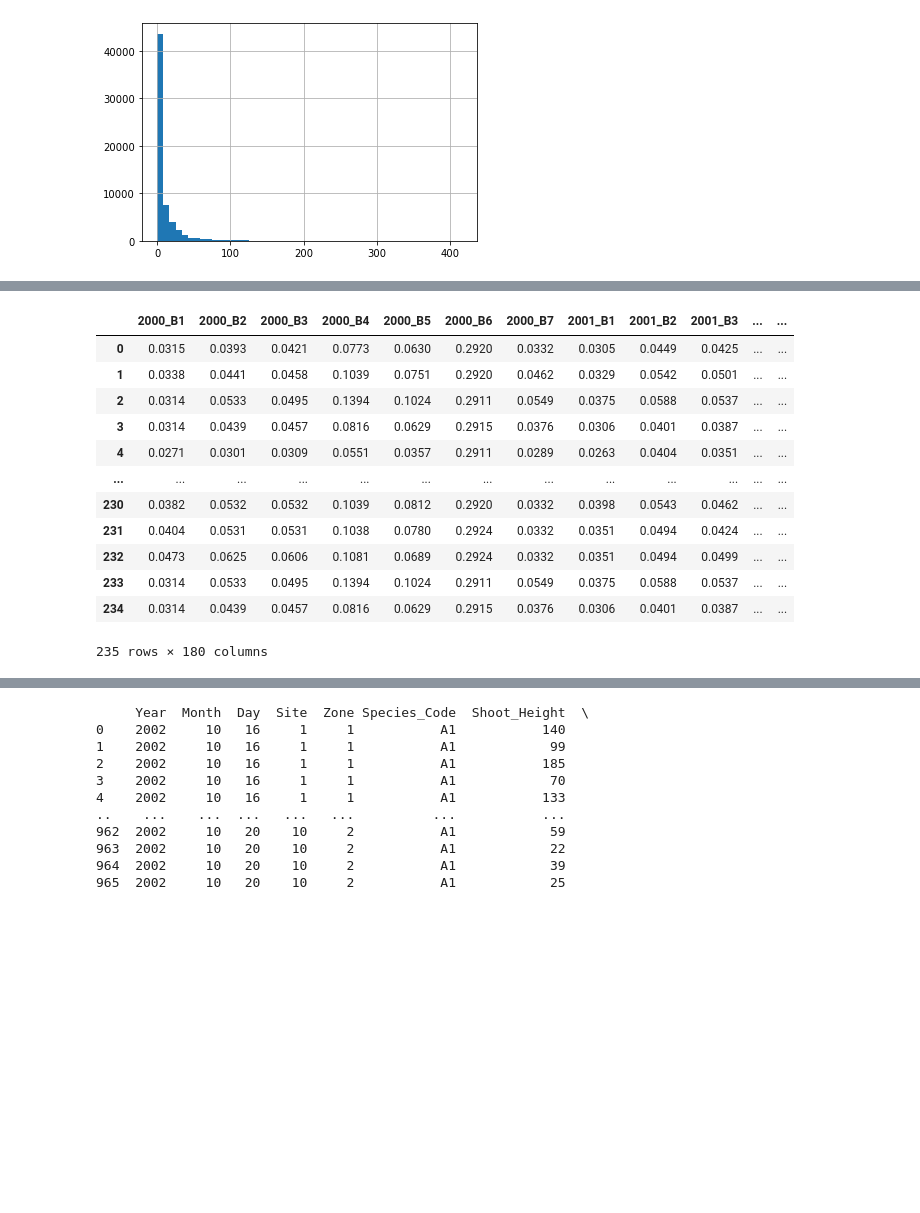
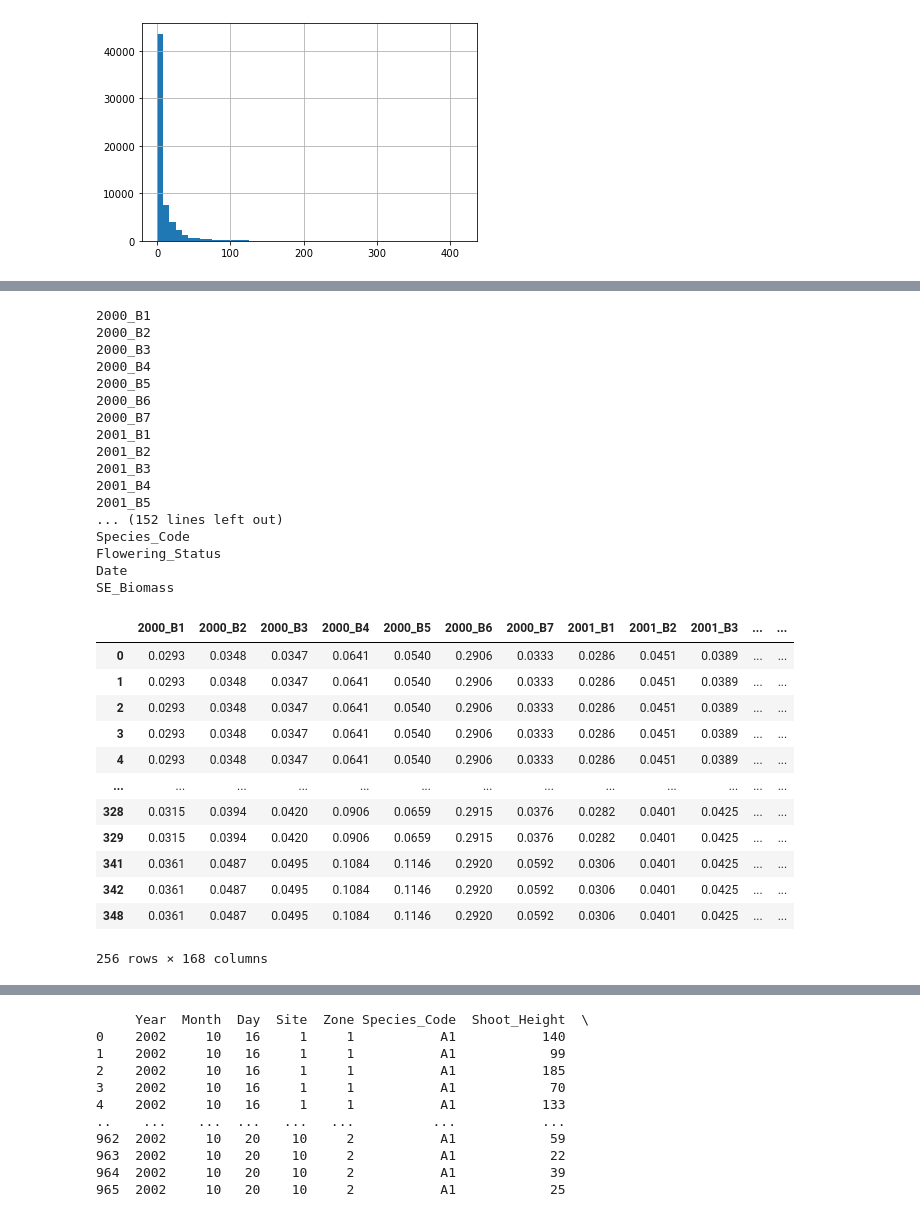
Before and after one commit to asajulien/PhD, a Jupyter notebook: Jupyter/Biomass-GA LTER.ipynb, the cells around one changed output, grey strips where cells are left out. Drawn from its saved outputs; the diff is of its cells as text; code cells hidden in the pictures; blank space fills up the shorter version.

```diff
--- a/Jupyter/Biomass-GA LTER.ipynb
+++ b/Jupyter/Biomass-GA LTER.ipynb
@@ -129,10 +108,10 @@ df_sum
 #df['Plant_Biomass'].hist(by=df['Year'])
 
 df2 = df_sum.groupby(['Zone', 'Site', 'Year'], as_index = False).aggregate({'Plant_Biomass':[np.mean, np.size, np.std], \
-    'Longitude':'first', 'Latitude':'first', 'Quadrat_Area':'first', 'Species_Code':'first', 'Flowering_Status':'first', \
-    'Date':'first'})
+    'Longitude':[np.mean], 'Latitude':[np.mean], 'Quadrat_Area':'first', 'Species_Code':'first', 'Flowering_Status':'first', \
+    'Date':[np.mean]})
 ##grouping by zone, average the plots together (along with lat/long in df_sum) - this will be used to scale up to landsat data
-
+##Average plot coordinates together! In previous step (df_sum from df) all coordinates were the same within grouping
 
 df2.columns = ['Zone','Site','Year','Mean_Biomass', 'Sample_Size', 'Std_Biomass', 'Longitude', 'Latitude', \
                'Quadrat_Area', 'Species_Code','Flowering_Status', 'Date']
@@ -239,10 +209,14 @@ out_csv = os.path.join(out_dir, 'plotcoord.csv')
 #df_plots.to_csv(out_csv)
 # %%
 ##Create dataframe with both biomass and band data from gee
+##Important note: GA_bands vs GA_avtest are now different versions of same process - ga_bands was created (1/2)
+##before I realized I needed to sum within each plot first. Recommend removing. (2/2)
 
 ##NOTE 2/9/22: need to recalculate ga_bands - not set up to merge with
-ga_bands = pd.read_csv('C:/Users/arj26323/Documents/Data/Biomass datasets/Sapelo/ga_bands.csv')
-master_plots = pd.merge(ga_bands, df2) ##exported as csv; can re-upload, if need be
+#ga_bands = pd.read_csv('C:/Users/arj26323/Documents/Data/Biomass datasets/Sapelo/ga_bands.csv')
+
+ga_avbands = pd.read_csv('C:/Users/arj26323/Documents/Data/Biomass datasets/Sapelo/ga_avtest.csv')
+master_plots = pd.merge(ga_avbands, df2) ##exported as csv; can re-upload, if need be
 
 ##Remove non-Spartina alterniflora rows (should be around 2400 rows, down from 3215)
 master_plots = master_plots[master_plots['Species_Code'] == 'A1']
@@ -272,49 +246,76 @@ year_dict = {
 } ## 'x' added to avoid applying dictionary to unintended columns; start with 10-19 also BRUTAL
 
 for k, v in year_dict.items():
     df.columns = df.columns.str.replace(k, v)
 
 df.columns = df.columns.str.replace('x', '') ##removing the 'x' BRUTAL
 
-# for col in df.columns:
-#     print(col)
+for col in df.columns:
+    print(col)
 
-df = df.drop(df.columns[[154, 155, 158, 159, 160, 162, 163, 164, 165, 166, 167, 168, 169, 170]], axis=1) ##BRUTAL
+# df
+
+#df = df.drop(df.columns[[154, 155, 158, 159, 160, 162, 163, 164, 165, 166, 167, 168, 169, 170]], axis=1) ##BRUTAL, redo
+##^^above for original ga_bands (before summing plots).
+
+df = df.drop(df.columns[[154, 157, 159, 160, 161, 162, 163, 164, 165, 166, 167]], axis=1) ##BRUTAL, redo. DID THIS WORK?????
+##3-4-22: Removed all columns except for bands, year, and lat/long, then applied code below (then remerged)
+##Seems like a roundabout way...
+##Old work is still here, final product is GA_spectra. Most likely incorrect
 
 ##credit to stackexchange user modesitt for solving this:
 ff = df.copy()  ## we will use this later
 ## split your variable column(s) into an identifier and value column
 df = df.melt(id_vars=["Year", "Latitude", "Longitude"])
 ## parse the parts of {year}_A{n}
 parts = df.variable.str.split("_")
 df["var_year"] = parts.str[0].astype(int)
 df["var_kind"] = parts.str[1]
 df = df[df.var_year == df.Year] ## use your filtering criteria
 ident = ["Year", "Latitude", "Longitude"]
 
 ## pivot the frame to get A{n} columns
 ##Asa note: changed to pivot_table() from pivot(); added 'index ='
 df = df.pivot_table(index = ident, columns="var_kind", values="value")
 df = df.reset_index()
 df = pd.merge(ff, df, on=ident)  ## retain original {year}_A{n}
 
-df = pd.merge(df, master_plots) ##on=ident? seems to work fine without, just be caregful
+df = pd.merge(df, master_plots) ##on=ident? seems to work fine without, just be careful
+##THIS STEP NEEDS TO BE DOUBLE-CHECKED!
+##Year, latitude, and longitude all disappear - is it possible to keep them in end product?
 
 df ##exported as csv; watch for name overlap with different sections
 # %% [output]
+2000_B1
+2000_B2
+2000_B3
+2000_B4
+2000_B5
+2000_B6
+2000_B7
+2001_B1
+2001_B2
+2001_B3
+2001_B4
+2001_B5
+... (152 lines left out)
+Species_Code
+Flowering_Status
+Date
+SE_Biomass
 |  | 2000_B1 | 2000_B2 | 2000_B3 | 2000_B4 | 2000_B5 | 2000_B6 | 2000_B7 | 2001_B1 | 2001_B2 | 2001_B3 | ... | ... |
-| 0 | 0.0315 | 0.0393 | 0.0421 | 0.0773 | 0.0630 | 0.2920 | 0.0332 | 0.0305 | 0.0449 | 0.0425 | ... | ... |
-| 1 | 0.0338 | 0.0441 | 0.0458 | 0.1039 | 0.0751 | 0.2920 | 0.0462 | 0.0329 | 0.0542 | 0.0501 | ... | ... |
-| 2 | 0.0314 | 0.0533 | 0.0495 | 0.1394 | 0.1024 | 0.2911 | 0.0549 | 0.0375 | 0.0588 | 0.0537 | ... | ... |
-| 3 | 0.0314 | 0.0439 | 0.0457 | 0.0816 | 0.0629 | 0.2915 | 0.0376 | 0.0306 | 0.0401 | 0.0387 | ... | ... |
-| 4 | 0.0271 | 0.0301 | 0.0309 | 0.0551 | 0.0357 | 0.2911 | 0.0289 | 0.0263 | 0.0404 | 0.0351 | ... | ... |
+| 0 | 0.0293 | 0.0348 | 0.0347 | 0.0641 | 0.0540 | 0.2906 | 0.0333 | 0.0286 | 0.0451 | 0.0389 | ... | ... |
+| 1 | 0.0293 | 0.0348 | 0.0347 | 0.0641 | 0.0540 | 0.2906 | 0.0333 | 0.0286 | 0.0451 | 0.0389 | ... | ... |
+| 2 | 0.0293 | 0.0348 | 0.0347 | 0.0641 | 0.0540 | 0.2906 | 0.0333 | 0.0286 | 0.0451 | 0.0389 | ... | ... |
+| 3 | 0.0293 | 0.0348 | 0.0347 | 0.0641 | 0.0540 | 0.2906 | 0.0333 | 0.0286 | 0.0451 | 0.0389 | ... | ... |
+| 4 | 0.0293 | 0.0348 | 0.0347 | 0.0641 | 0.0540 | 0.2906 | 0.0333 | 0.0286 | 0.0451 | 0.0389 | ... | ... |
 | ... | ... | ... | ... | ... | ... | ... | ... | ... | ... | ... | ... | ... |
-| 230 | 0.0382 | 0.0532 | 0.0532 | 0.1039 | 0.0812 | 0.2920 | 0.0332 | 0.0398 | 0.0543 | 0.0462 | ... | ... |
-| 231 | 0.0404 | 0.0531 | 0.0531 | 0.1038 | 0.0780 | 0.2924 | 0.0332 | 0.0351 | 0.0494 | 0.0424 | ... | ... |
-| 232 | 0.0473 | 0.0625 | 0.0606 | 0.1081 | 0.0689 | 0.2924 | 0.0332 | 0.0351 | 0.0494 | 0.0499 | ... | ... |
-| 233 | 0.0314 | 0.0533 | 0.0495 | 0.1394 | 0.1024 | 0.2911 | 0.0549 | 0.0375 | 0.0588 | 0.0537 | ... | ... |
-| 234 | 0.0314 | 0.0439 | 0.0457 | 0.0816 | 0.0629 | 0.2915 | 0.0376 | 0.0306 | 0.0401 | 0.0387 | ... | ... |
+| 328 | 0.0315 | 0.0394 | 0.0420 | 0.0906 | 0.0659 | 0.2915 | 0.0376 | 0.0282 | 0.0401 | 0.0425 | ... | ... |
+| 329 | 0.0315 | 0.0394 | 0.0420 | 0.0906 | 0.0659 | 0.2915 | 0.0376 | 0.0282 | 0.0401 | 0.0425 | ... | ... |
+| 341 | 0.0361 | 0.0487 | 0.0495 | 0.1084 | 0.1146 | 0.2920 | 0.0592 | 0.0306 | 0.0401 | 0.0425 | ... | ... |
+| 342 | 0.0361 | 0.0487 | 0.0495 | 0.1084 | 0.1146 | 0.2920 | 0.0592 | 0.0306 | 0.0401 | 0.0425 | ... | ... |
+| 348 | 0.0361 | 0.0487 | 0.0495 | 0.1084 | 0.1146 | 0.2920 | 0.0592 | 0.0306 | 0.0401 | 0.0425 | ... | ... |
-235 rows × 180 columns
+256 rows × 168 columns
 # %%
 ##Massaging the data
 df['Sensor'] = np.where(df['Year']<2013, 'Landsat 5', 'Landsat 8')
```
Also changed, not shown: parts of 9 cells of this notebook.
